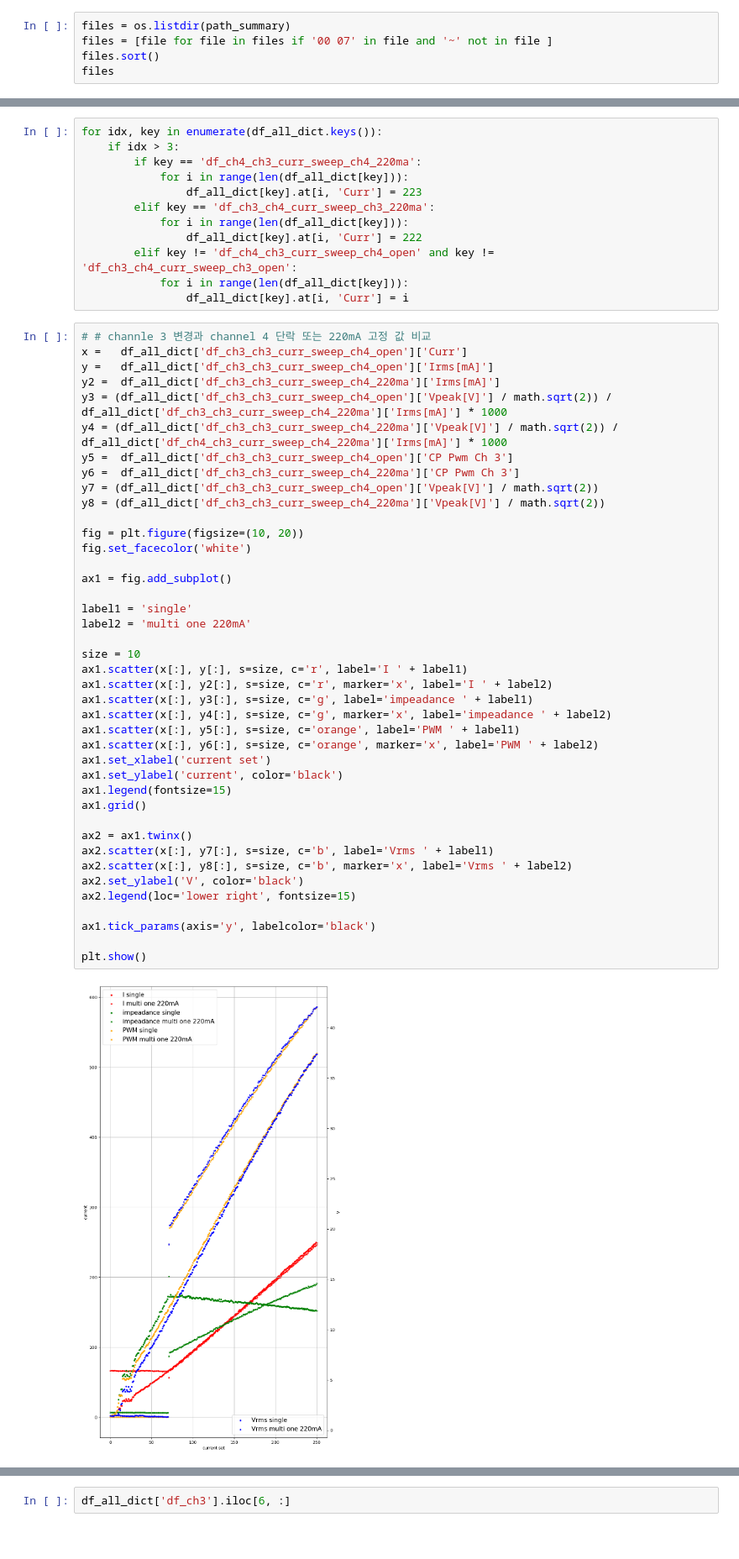
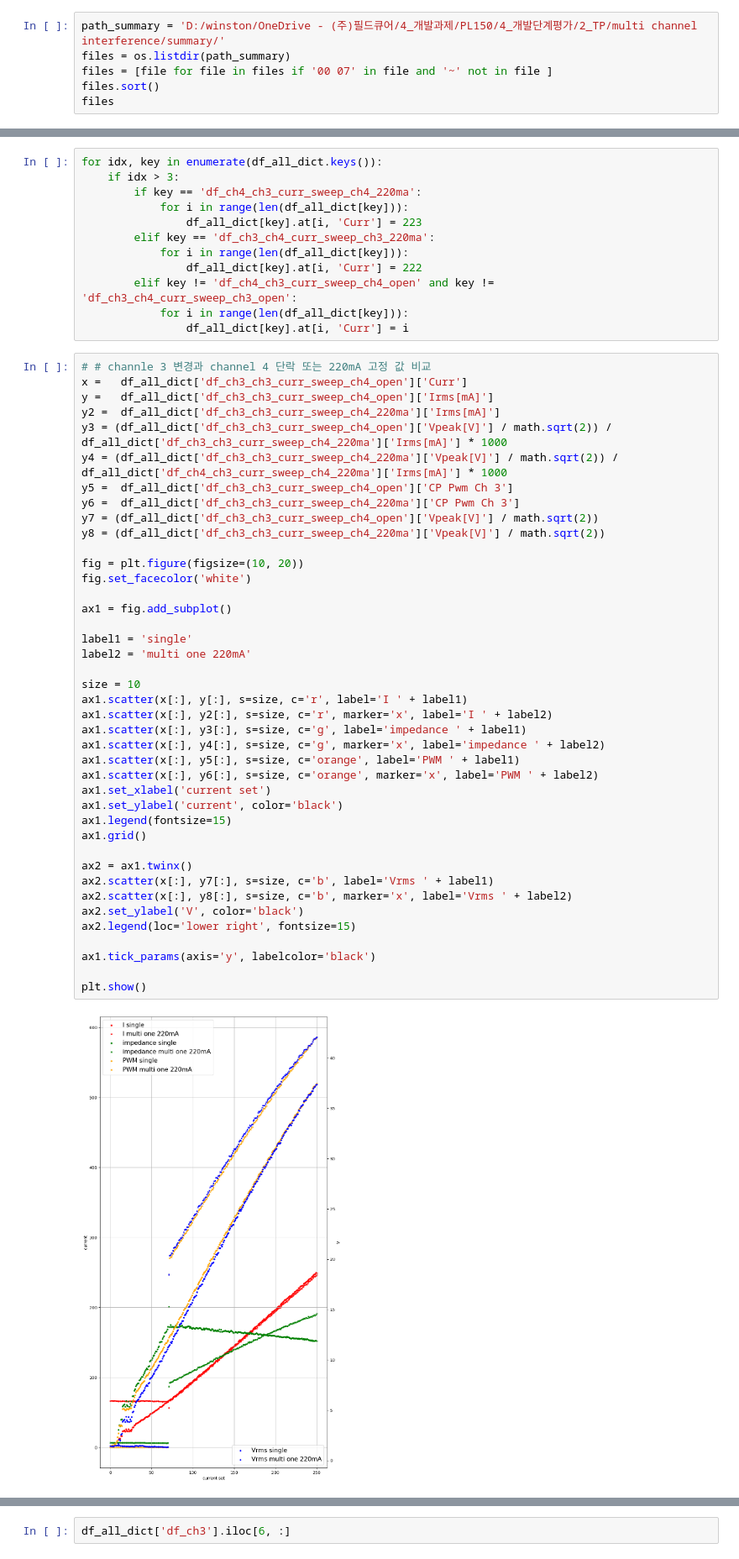
Before and after one commit to cswnote/sinewave_analyze, a Jupyter notebook: edit_columns.ipynb, the cells around one changed output, grey strips where cells are left out. Shown at 84% size. Saved outputs shown, nothing was run; the diff lists cells and outputs as text.

```diff
--- a/edit_columns.ipynb
+++ b/edit_columns.ipynb
@@ -33,6 +33,7 @@ platform.platform()
 # %% [output]
 'Windows-10-10.0.19044-SP0'
 # %%
+path_summary = 'D:/winston/OneDrive - (주)필드큐어/4_개발과제/PL150/4_개발단계평가/2_TP/multi channel interference/summary/'
 files = os.listdir(path_summary)
 files = [file for file in files if '00 07' in file and '~' not in file ]
 files.sort()
@@ -154,36 +155,36 @@ y7 = (df_all_dict['df_ch3_ch3_curr_sweep_ch4_open']['Vpeak[V]'] / math.sqrt(2))
 y8 = (df_all_dict['df_ch3_ch3_curr_sweep_ch4_220ma']['Vpeak[V]'] / math.sqrt(2))
 
 fig = plt.figure(figsize=(10, 20))
 fig.set_facecolor('white')
 
 ax1 = fig.add_subplot()
 
 label1 = 'single'
 label2 = 'multi one 220mA'
 
 size = 10
 ax1.scatter(x[:], y[:], s=size, c='r', label='I ' + label1)
 ax1.scatter(x[:], y2[:], s=size, c='r', marker='x', label='I ' + label2)
-ax1.scatter(x[:], y3[:], s=size, c='g', label='impeadance ' + label1)
-ax1.scatter(x[:], y4[:], s=size, c='g', marker='x', label='impeadance ' + label2)
+ax1.scatter(x[:], y3[:], s=size, c='g', label='impedance ' + label1)
+ax1.scatter(x[:], y4[:], s=size, c='g', marker='x', label='impedance ' + label2)
 ax1.scatter(x[:], y5[:], s=size, c='orange', label='PWM ' + label1)
 ax1.scatter(x[:], y6[:], s=size, c='orange', marker='x', label='PWM ' + label2)
 ax1.set_xlabel('current set')
 ax1.set_ylabel('current', color='black')
 ax1.legend(fontsize=15)
 ax1.grid()
 
 ax2 = ax1.twinx()
 ax2.scatter(x[:], y7[:], s=size, c='b', label='Vrms ' + label1)
 ax2.scatter(x[:], y8[:], s=size, c='b', marker='x', label='Vrms ' + label2)
 ax2.set_ylabel('V', color='black')
 ax2.legend(loc='lower right', fontsize=15)
 
 ax1.tick_params(axis='y', labelcolor='black')
 
 plt.show()
 # %% [output]
-[figure, old version]
+[figure, new version]
 # %%
 target1 = 'Irms[mA]'
 target2 = 'RF Curr Ch 3'
```
Also changed, not shown: parts of 17 cells of this notebook, 2 other files.
